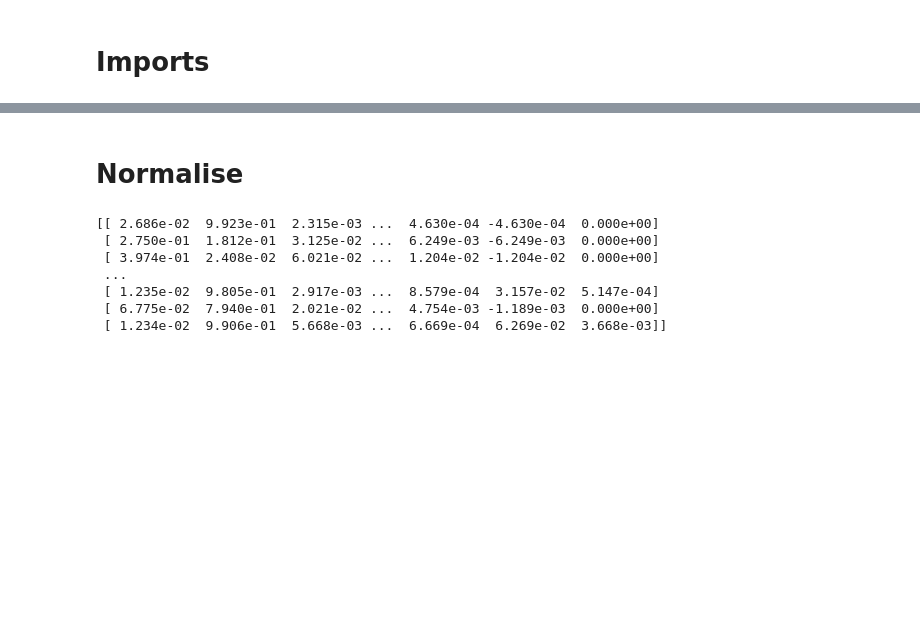
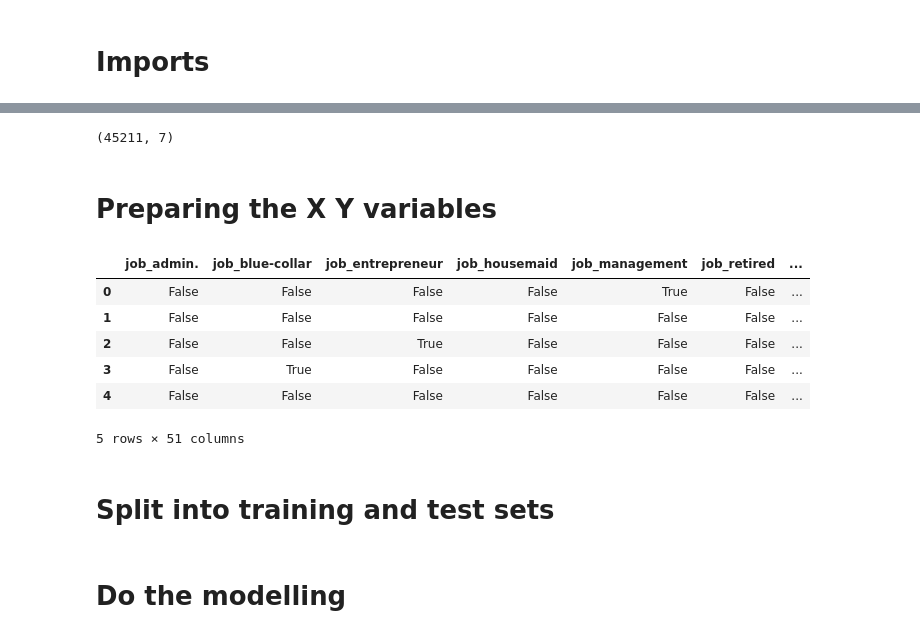
Before and after one commit to TwoManyHands/Algorithms, a Jupyter notebook: bank_7.ipynb, the cells around one changed output, grey strips where cells are left out. Saved outputs shown, nothing was run; the diff lists cells and outputs as text; code cells hidden in the pictures; blank space fills up the shorter version.

```diff
--- a/bank_7.ipynb
+++ b/bank_7.ipynb
@@ -15,4 +15,4 @@ from sklearn.model_selection import train_test_split
 
 bankData=pd.read_csv('/content/drive/MyDrive/Colab Notebooks/Chapter3/bank-full.csv',sep=';')
 # %%
-bankNumeric=banat[['jon','marital','education','default','housing','loan','contact']]
+bankCat=pd.get_dummies(bankData[['job','marital','education','default','housing','loan','contact','month','poutcome']])
@@ -36,2 +18,0 @@ array([[ 1.607,  0.256,  0.011, -0.569, -0.411, -0.252],
-# %% [markdown]
-# Normalise
@@ -42,10 +19,23 @@ normalisedSum=normaliser.transform(bankNumeric)
-# %%
-print(normalisedSum)
-# %% [output]
-[[ 2.686e-02  9.923e-01  2.315e-03 ...  4.630e-04 -4.630e-04  0.000e+00]
- [ 2.750e-01  1.812e-01  3.125e-02 ...  6.249e-03 -6.249e-03  0.000e+00]
- [ 3.974e-01  2.408e-02  6.021e-02 ...  1.204e-02 -1.204e-02  0.000e+00]
- ...
- [ 1.235e-02  9.805e-01  2.917e-03 ...  8.579e-04  3.157e-02  5.147e-04]
- [ 6.775e-02  7.940e-01  2.021e-02 ...  4.754e-03 -1.189e-03  0.000e+00]
- [ 1.234e-02  9.906e-01  5.668e-03 ...  6.669e-04  6.269e-02  3.668e-03]]
+# %%
+#print(bankCat.head())
+#bankCat.shape
+bankNum=bankData[['age','balance','day','duration','campaign','pdays','previous']]
+bankNum.shape
+# %% [output]
+(45211, 7)
+# %% [markdown]
+# Preparing the X Y variables
+# %%
+X=pd.concat([bankCat,bankNum],axis=1)
+Y=bankData['y']
+X.head()
+# %% [output]
+|  | job_admin. | job_blue-collar | job_entrepreneur | job_housemaid | job_management | job_retired | ... |
+| 0 | False | False | False | False | True | False | ... |
+| 1 | False | False | False | False | False | False | ... |
+| 2 | False | False | True | False | False | False | ... |
+| 3 | False | True | False | False | False | False | ... |
+| 4 | False | False | False | False | False | False | ... |
+5 rows × 51 columns
+# %% [markdown]
+# Split into training and test sets
@@ -51,0 +44,2 @@ print(normalisedSum)
+# %% [markdown]
+# Do the modelling
```
Also changed, not shown: parts of 8 cells of this notebook.
